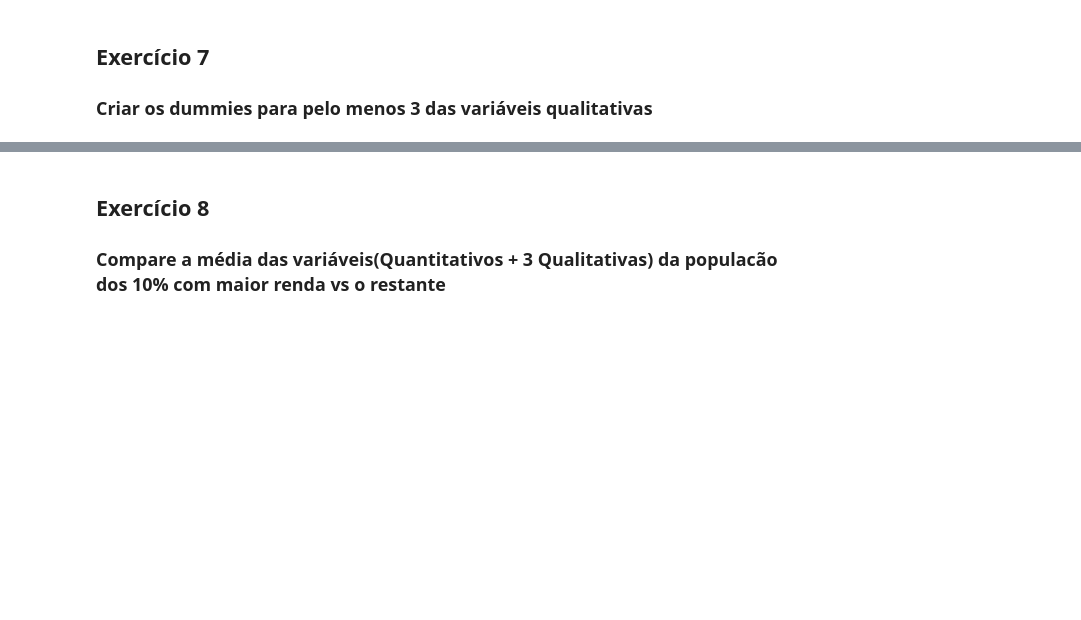
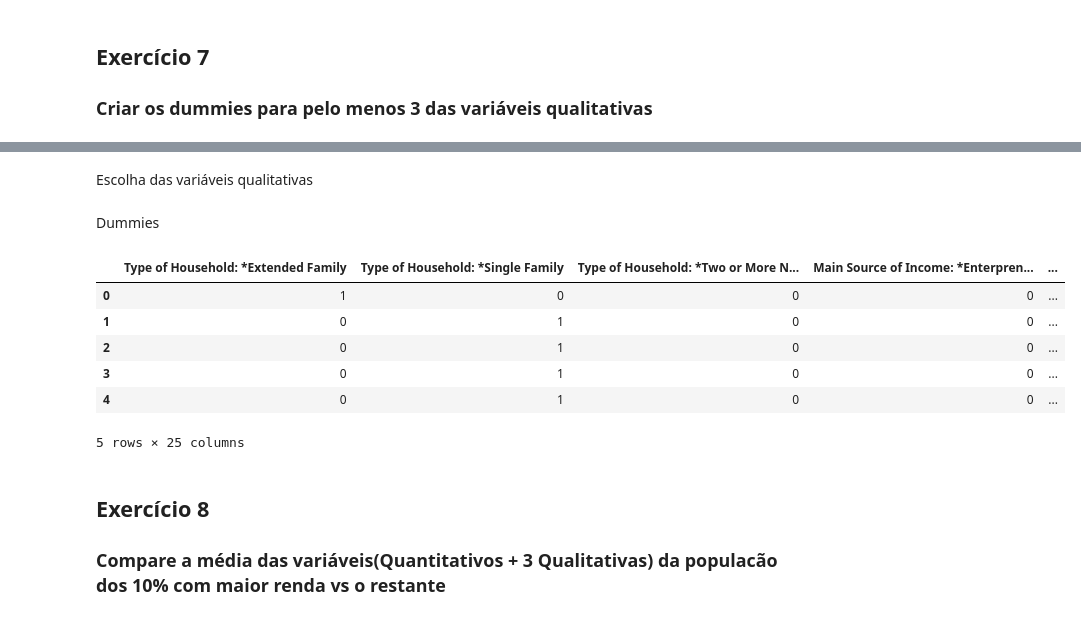
Before and after one commit to wandgibaut/lets_code_g6, a Jupyter notebook: main.ipynb, the cells around one changed output, grey strips where cells are left out. Cells and saved outputs as stored; diff of their text form; code cells hidden in the pictures; blank space fills up the shorter version.

```diff
--- a/main.ipynb
+++ b/main.ipynb
@@ -116,3 +128,20 @@ a
+# %% [markdown]
+Escolha das variáveis qualitativas
+# %%
+atr_quali=['Type of Household','Main Source of Income','Region','Household Head Sex']
+# %% [markdown]
+Dummies
+# %%
+dummies_data=pd.get_dummies(database.data.loc[:,atr_quali],columns=atr_quali, prefix_sep=':  *')
+dummies_data.head()
+# %% [output]
+|  | Type of Household: *Extended Family | Type of Household: *Single Family | Type of Household: *Two or More N... | Main Source of Income: *Enterpren... | ... |
+| 0 | 1 | 0 | 0 | 0 | ... |
+| 1 | 0 | 1 | 0 | 0 | ... |
+| 2 | 0 | 1 | 0 | 0 | ... |
+| 3 | 0 | 1 | 0 | 0 | ... |
+| 4 | 0 | 1 | 0 | 0 | ... |
+5 rows × 25 columns
 # %% [markdown]
 <h2>Exercício 8</h2>
 <h3>Compare a média das variáveis(Quantitativos + 3 Qualitativas) da populacão dos 10% com maior renda vs o restante</h3>
```
Also changed, not shown: parts of 7 cells of this notebook, 1 other file.
